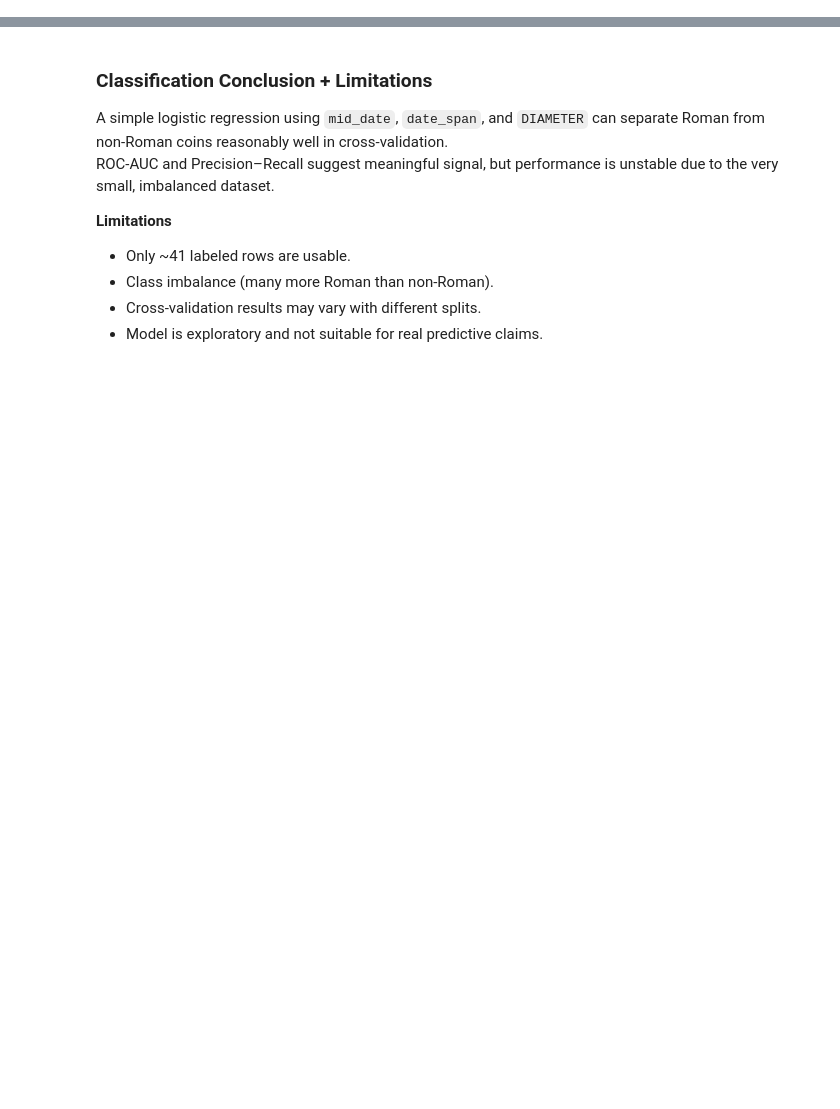
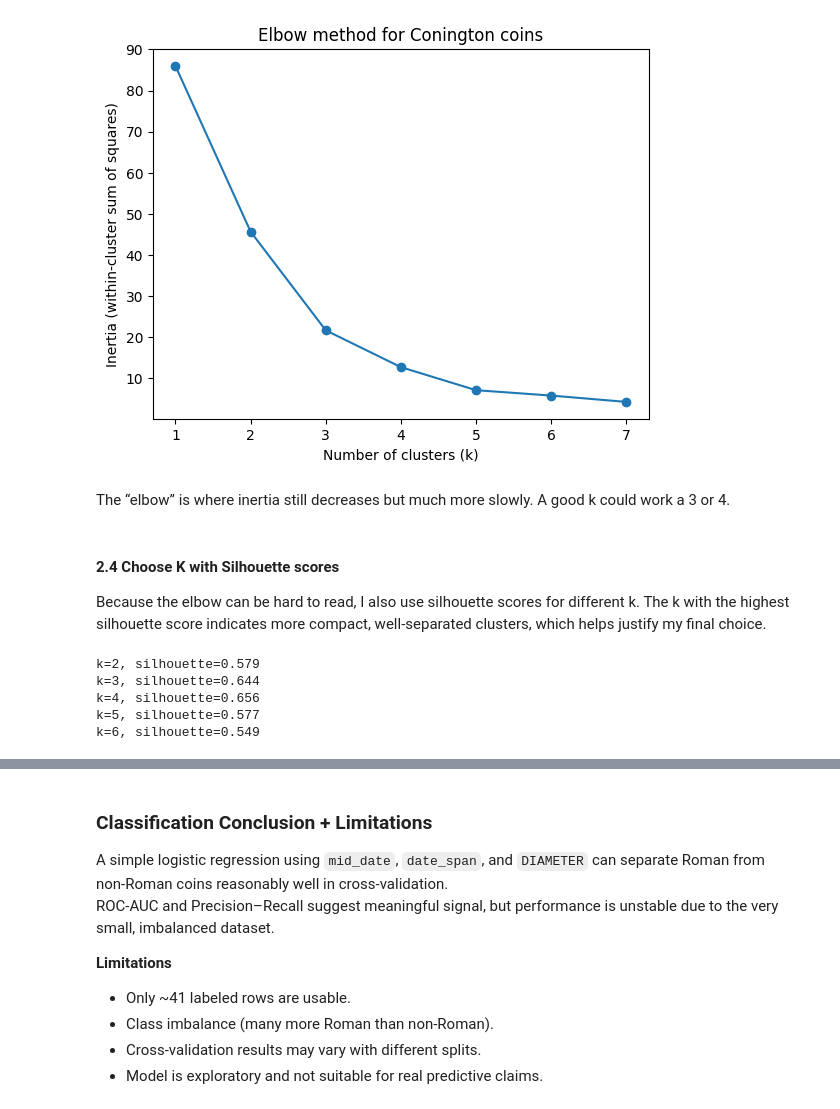
Before and after one commit to berniberniberni/ML_DHC_Conington_Coindata, a Jupyter notebook: notebooks/02_conington_clustering_kmeans.ipynb, the cells around one changed output, grey strips where cells are left out. Saved outputs shown, nothing was run; the diff lists cells and outputs as text; code cells hidden in the pictures; blank space fills up the shorter version.

```diff
--- a/notebooks/02_conington_clustering_kmeans.ipynb
+++ b/notebooks/02_conington_clustering_kmeans.ipynb
@@ -196,18 +44,0 @@ plt.show()
-# %%
-# roman vs non roman with cross-validation setup
-
-# How many labeled regimes?
-coins["COIN_REGIME"].value_counts(dropna=False)
-
-# Binary target: Roman vs non‑Roman
-coins["is_roman"] = coins["COIN_REGIME"] == "R"
-
-# numeric features
-features = ["mid_date", "date_span", "DIAMETER"]
-df_cls = coins.dropna(subset=features + ["COIN_REGIME"])
-
-X = df_cls[features]
-y = df_cls["is_roman"]
-
-print("Rows:", len(df_cls))
-print("Class balance:\n", y.value_counts())
@@ -304,0 +56,13 @@ Overall AP ≈ 0.899 is strong, but results are still exploratory due to small s
+# %%
+features = ["mid_date", "DIAMETER"]  #dropped date_span
+coins_num = coins[features].dropna() #drop rows with missing values
+
+print("Rows for clustering:", len(coins_num))
+coins_num.describe()
+
+from sklearn.preprocessing import StandardScaler
+from sklearn.cluster import KMeans
+
+#Standardize the features
+scaler = StandardScaler()
+X = scaler.fit_transform(coins_num)
@@ -304,0 +78,36 @@ Overall AP ≈ 0.899 is strong, but results are still exploratory due to small s
+# %%
+inertia = []
+k_range = range(1, 8)
+
+for k in k_range:
+    km = KMeans(n_clusters=k, random_state=42, n_init=10)
+    km.fit(X)
+    inertia.append(km.inertia_)
+
+plt.plot(k_range, inertia, marker="o")
+plt.xlabel("Number of clusters (k)")
+plt.ylabel("Inertia (within-cluster sum of squares)")
+plt.title("Elbow method for Conington coins")
+plt.show()
+# %% [output]
+[figure, added]
+# %% [markdown]
+The “elbow” is where inertia still decreases but much more slowly. A good k could work a 3 or 4.
+# %% [markdown]
+#### 2.4 Choose K with Silhouette scores
+Because the elbow can be hard to read, I also use silhouette scores for different k.
+The k with the highest silhouette score indicates more compact, well‑separated clusters, which helps justify my final choice.
+# %%
+from sklearn.metrics import silhouette_score
+
+for k in range(2, 7):
+    km = KMeans(n_clusters=k, random_state=42, n_init=10)
+    labels = km.fit_predict(X)
+    sil = silhouette_score(X, labels)
+    print(f"k={k}, silhouette={sil:.3f}")
+# %% [output]
+k=2, silhouette=0.579
+k=3, silhouette=0.644
+k=4, silhouette=0.656
+k=5, silhouette=0.577
+k=6, silhouette=0.549
```
Also changed, not shown: parts of 48 cells of this notebook, 8 other files.
